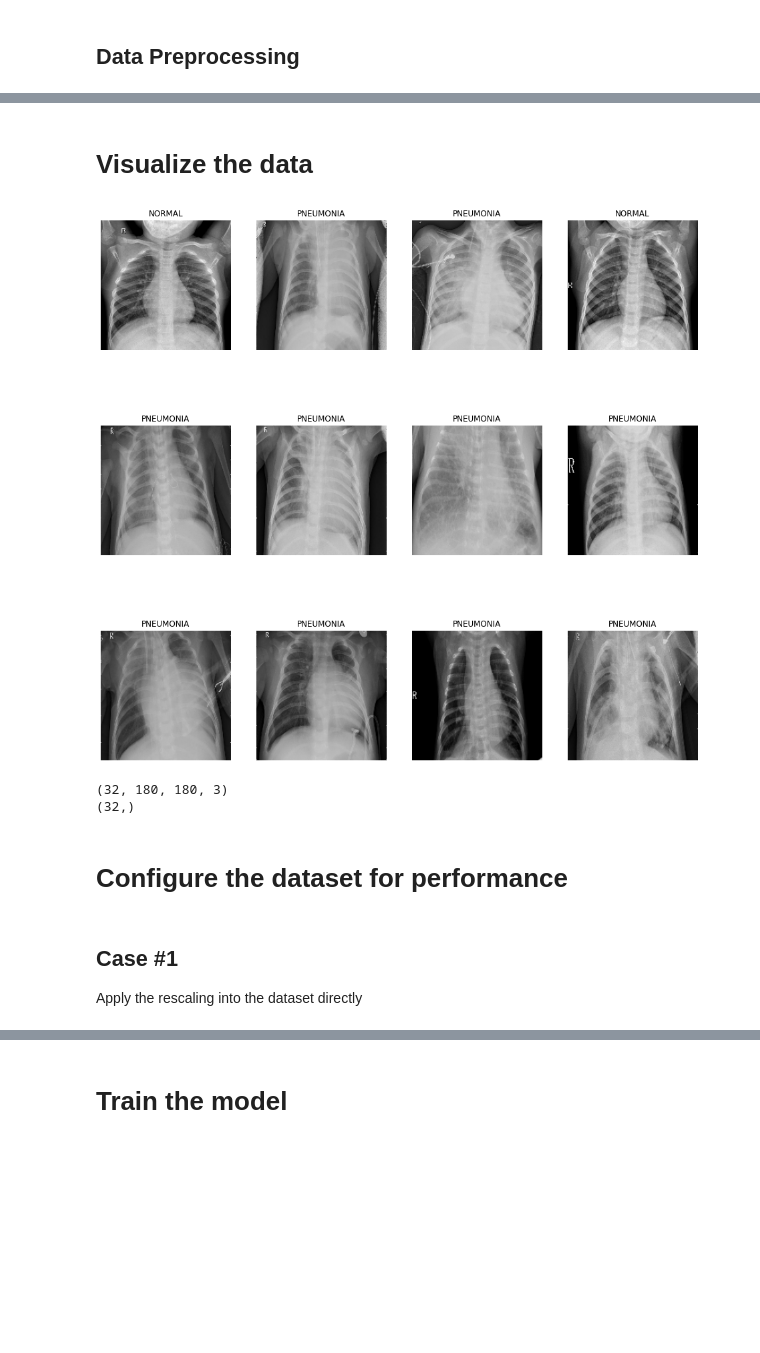
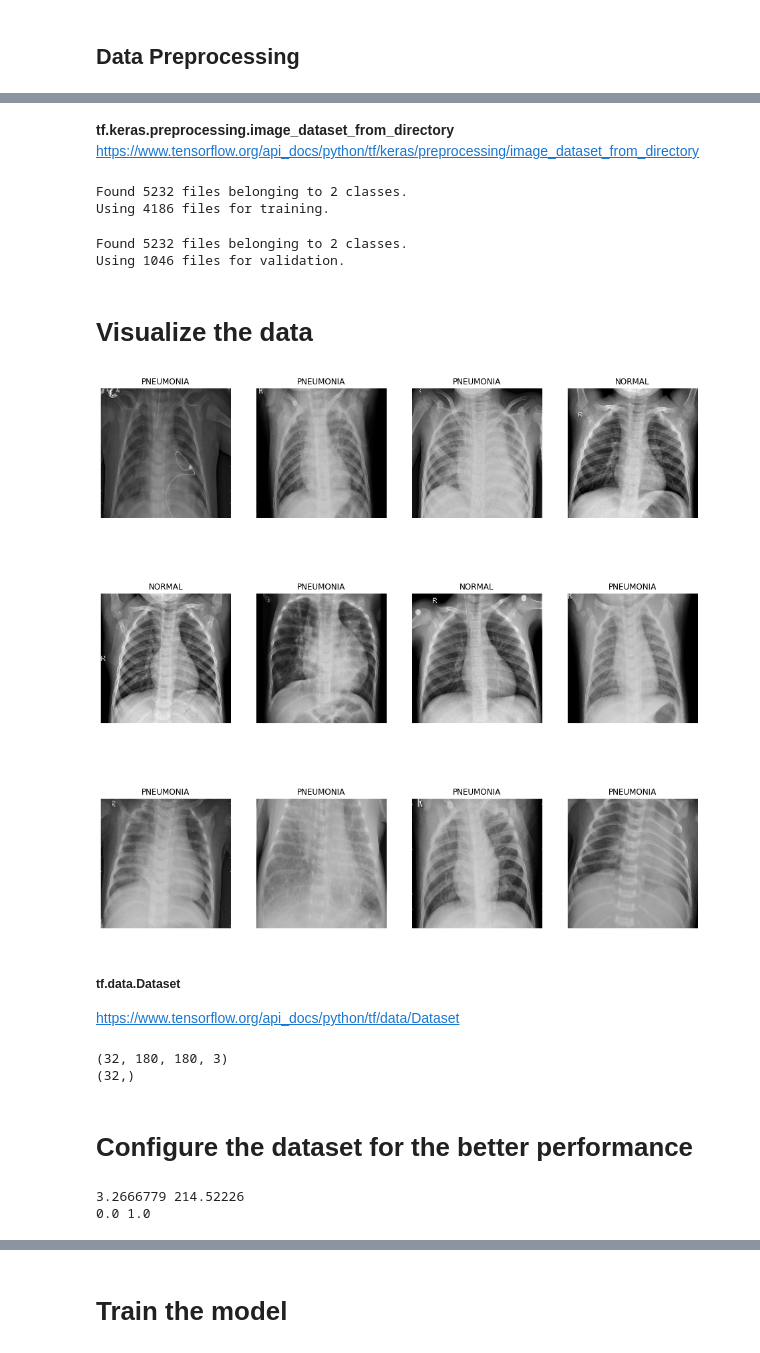
Before and after one commit to jooyeongkang/detection-pneumonia, a Jupyter notebook: ChestXRay_Pneumonia.ipynb, the cells around one changed output, grey strips where cells are left out. Saved outputs shown, nothing was run; the diff lists cells and outputs as text; code cells hidden in the pictures; blank space fills up the shorter version.

```diff
--- a/ChestXRay_Pneumonia.ipynb
+++ b/ChestXRay_Pneumonia.ipynb
@@ -168,3 +98,0 @@ Using 4186 files for training.
-# %%
-labels = np.array(sorted(dt_train.class_names))
-labels
@@ -184,0 +99,37 @@ Using 1046 files for validation.
+# %% [markdown]
+**tf.keras.preprocessing.image_dataset_from_directory**
+https://www.tensorflow.org/api_docs/python/tf/keras/preprocessing/image_dataset_from_directory
+# %%
+dt_train = tf.keras.preprocessing.image_dataset_from_directory(
+    directory=dir_dt_train,
+    labels='inferred',
+    label_mode='int',
+    class_names=None,
+    color_mode='rgb', # Chanage to 'grayscale' later
+    batch_size=batch_size,
+    image_size=(img_height, img_width),
+    shuffle=True,
+    seed=123,
+    validation_split=.2,
+    subset='training'
+)
+# %% [output]
+Found 5232 files belonging to 2 classes.
+Using 4186 files for training.
+# %%
+dt_val = tf.keras.preprocessing.image_dataset_from_directory(
+    directory=dir_dt_train,
+    labels='inferred',
+    label_mode='int',
+    class_names=None,
+    color_mode='rgb', # Chanage to 'grayscale' later
+    batch_size=batch_size,
+    image_size=(img_height, img_width),
+    shuffle=True,
+    seed=123,
+    validation_split=.2,
+    subset='validation'
+  )
+# %% [output]
+Found 5232 files belonging to 2 classes.
+Using 1046 files for validation.
@@ -187,14 +140,17 @@ Using 1046 files for validation.
 # %%
 plt.figure(figsize=(16, 16))
 
 for images, labels in dt_train.take(1):
   for i in range(12):
     ax = plt.subplot(3, 4, i + 1)
     plt.imshow(images[i].numpy().astype("uint8"))
-    plt.title(class_names[labels[i]])
+    plt.title(dt_train.class_names[labels[i]])
     plt.axis("off")
 # %% [output]
-[figure, old version]
+[figure, new version]
+# %% [markdown]
+##### tf.data.Dataset
+https://www.tensorflow.org/api_docs/python/tf/data/Dataset
 # %%
 for image_batch, labels_batch in dt_train:
   print(image_batch.shape)
@@ -204,7 +160,7 @@ for image_batch, labels_batch in dt_train:
 (32, 180, 180, 3)
 (32,)
 # %% [markdown]
-# Configure the dataset for performance
+# Configure the dataset for the better performance
 # %%
 AUTOTUNE = tf.data.AUTOTUNE
 
@@ -216,7 +172,19 @@ dt_val = dt_val.cache().prefetch(buffer_size=AUTOTUNE)
 Color RGB ranges from 0 to 255. For the better fit to a neural network,
 standardize the range from 0 to 1.
 '''
-normalization_layer = tf.keras.layers.experimental.preprocessing.Rescaling(1./255)
+# Before normalizing layer
+image_batch, labels_batch = next(iter(dt_train))
+first_image = image_batch[0]
+print(np.min(first_image), np.max(first_image))
+
+normalized_layer = tf.keras.layers.experimental.preprocessing.Rescaling(1./255)
+normalized_dt = dt_train.map(lambda x, y: (normalized_layer(x), y))
+
+# After nomarlizing layer
+# Notice the pixels values are now in `[0,1]`.
+image_batch, labels_batch = next(iter(normalized_dt))
+first_image = image_batch[0]
+print(np.min(first_image), np.max(first_image))
+# %% [output]
+3.2666779 214.52226
+0.0 1.0
-# %% [markdown]
-## Case #1
-Apply the rescaling into the dataset directly
```
Also changed, not shown: parts of 22 cells of this notebook.
